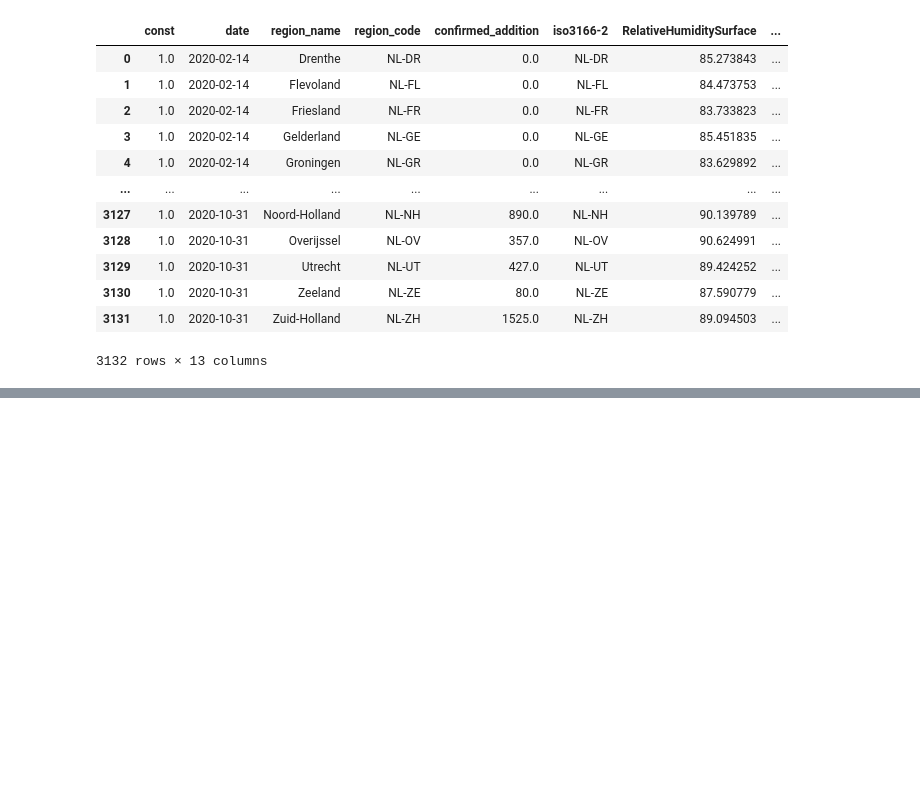
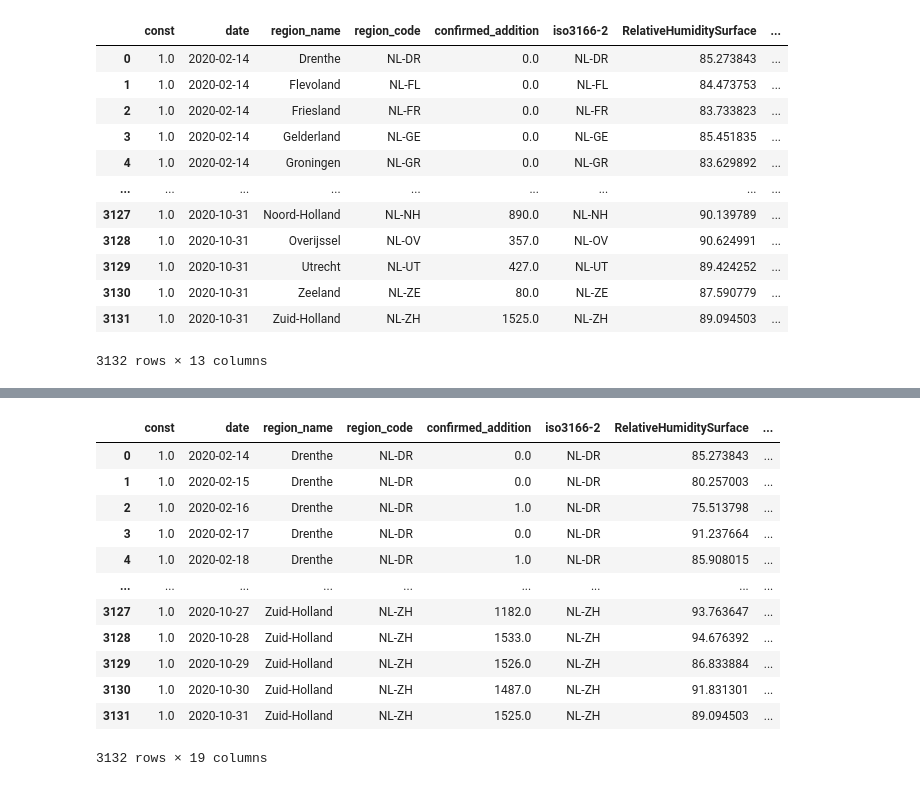
Before and after one commit to Javh2138/fyp2021p02g16, a Jupyter notebook: Notebooks/Fyp2021p02g16.ipynb, the cells around one changed output, grey strips where cells are left out. Drawn from its saved outputs; the diff is of its cells as text; code cells hidden in the pictures; blank space fills up the shorter version.

```diff
--- a/Notebooks/Fyp2021p02g16.ipynb
+++ b/Notebooks/Fyp2021p02g16.ipynb
@@ -564,0 +634,19 @@ nl_map
+# %%
+df = final_df.reset_index()
+df.columns = ["region",'population', 'cases']
+weather_corona = weather_corona.merge(df, left_on=['region_code'],right_on=['region'])
+weather_corona.drop('region',axis=1)
+# %% [output]
+|  | const | date | region_name | region_code | confirmed_addition | iso3166-2 | RelativeHumiditySurface | ... |
+| 0 | 1.0 | 2020-02-14 | Drenthe | NL-DR | 0.0 | NL-DR | 85.273843 | ... |
+| 1 | 1.0 | 2020-02-15 | Drenthe | NL-DR | 0.0 | NL-DR | 80.257003 | ... |
+| 2 | 1.0 | 2020-02-16 | Drenthe | NL-DR | 1.0 | NL-DR | 75.513798 | ... |
+| 3 | 1.0 | 2020-02-17 | Drenthe | NL-DR | 0.0 | NL-DR | 91.237664 | ... |
+| 4 | 1.0 | 2020-02-18 | Drenthe | NL-DR | 1.0 | NL-DR | 85.908015 | ... |
+| ... | ... | ... | ... | ... | ... | ... | ... | ... |
+| 3127 | 1.0 | 2020-10-27 | Zuid-Holland | NL-ZH | 1182.0 | NL-ZH | 93.763647 | ... |
+| 3128 | 1.0 | 2020-10-28 | Zuid-Holland | NL-ZH | 1533.0 | NL-ZH | 94.676392 | ... |
+| 3129 | 1.0 | 2020-10-29 | Zuid-Holland | NL-ZH | 1526.0 | NL-ZH | 86.833884 | ... |
+| 3130 | 1.0 | 2020-10-30 | Zuid-Holland | NL-ZH | 1487.0 | NL-ZH | 91.831301 | ... |
+| 3131 | 1.0 | 2020-10-31 | Zuid-Holland | NL-ZH | 1525.0 | NL-ZH | 89.094503 | ... |
+3132 rows × 19 columns
```
Also changed, not shown: parts of 15 cells of this notebook.
